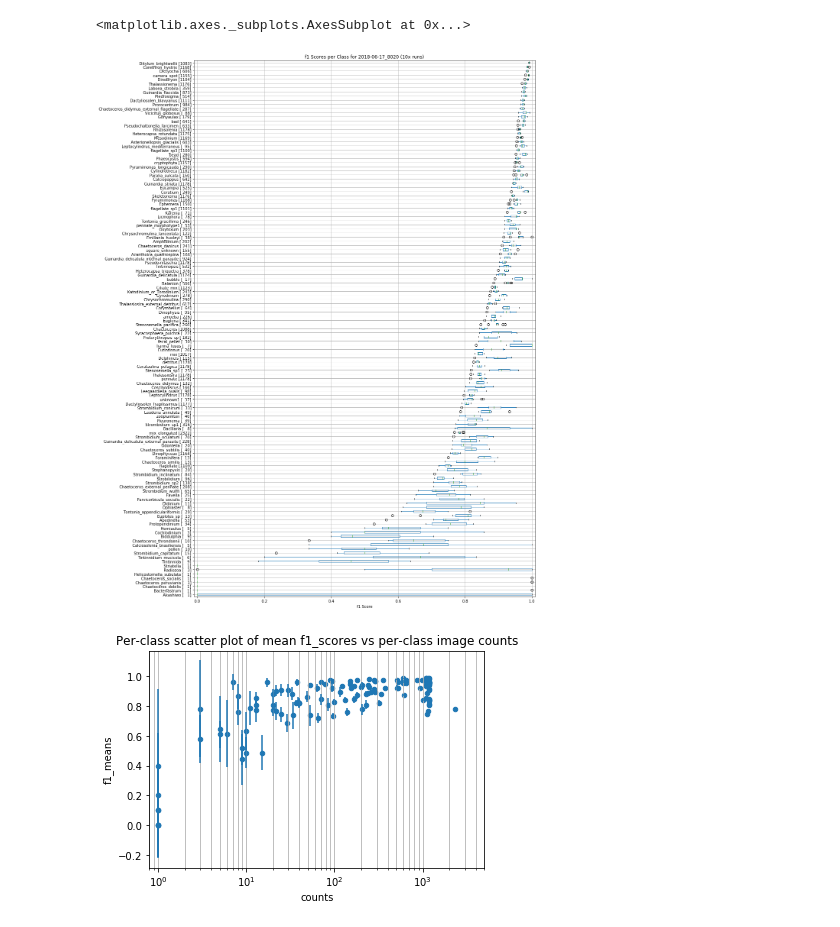
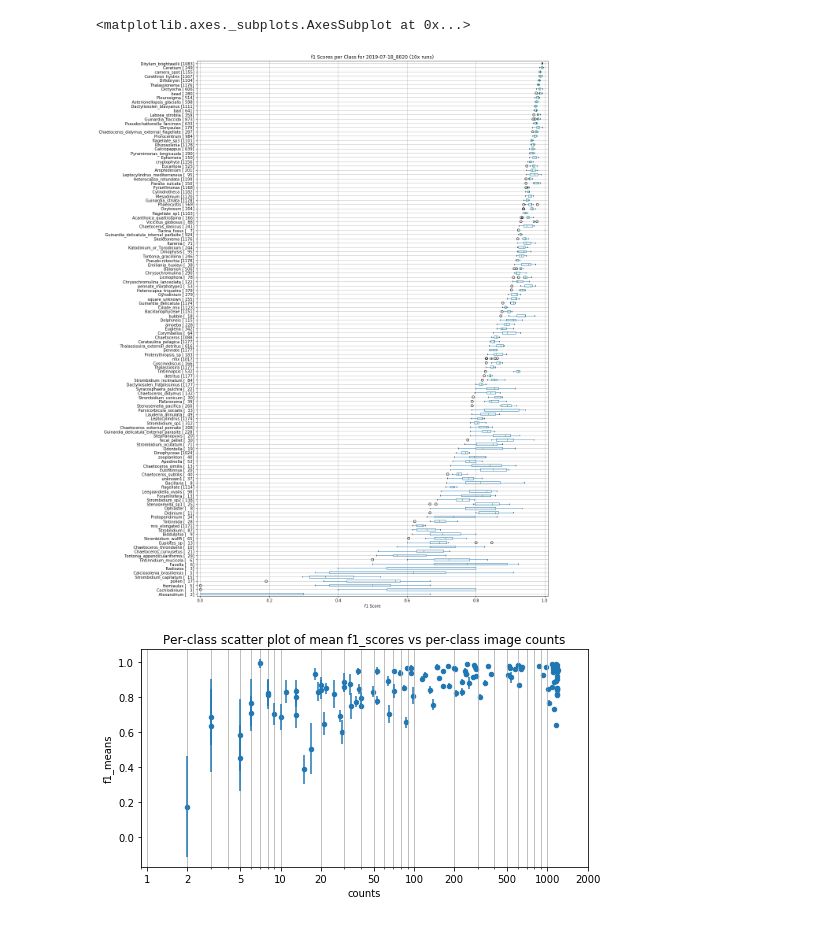
Before and after one commit to WHOIGit/ifcb_classifier, a Jupyter notebook: data_reviewing.ipynb, the cells around one changed output. Cells and saved outputs as stored; diff of their text form; code cells hidden in the pictures.

```diff
--- a/data_reviewing.ipynb
+++ b/data_reviewing.ipynb
@@ -51,10 +28,10 @@ run.plot_loss(normalize=False)
 # %%
-#be = Epoch('output/2018-06-17_8020_nonorm/June17_00/best_epoch.dict')
-be = run.best_epoch
+be = cos.Epoch('output/2019-07-18_8020/July18_01/best_epoch.dict')
+#be = run.best_epoch
 print(len(be.classes))
 print(be.true_inputs[:10])
 print('Run: {}, Epoch: {}'.format(be.name, be.epoch_num))
 print('Accuracy: {:.2f}%'.format(100*be.accuracy))
-print('F1 Score: {:.4}'.format(be.f1_weighted))
+print('F1 Score: {:.2f}%'.format(100*be.f1_weighted))
 be.plot_confusion_matrix()
 # %% [output]
@@ -90,8 +73,7 @@ series2.boxplot('macro')
 # %%
 cos = reload(cos)
-series = cos.Series_BestOf('output/2018-06-17_8020')
-
-[print('{} f1_w={:.1f}% f1_m={:.1f}% loss={}'.format(be.name, 100*be.f1_weighted, 100*be.f1_macro, be.eval_loss)) for be in series.best_epochs]
-bebe = sorted(series.best_epochs,key=lambda be: be.eval_loss)[0]
-print('\n',bebe.name,'is the best one')
+series = cos.Series('output/2019-07-18_8020', best_epochs_only=True)
+best_epochs = sorted(series.best_epochs,key=lambda be: be.eval_loss)
+[print('{} f1_w={:.1f}% f1_m={:.1f}% loss={}'.format(be.name, 100*be.f1_weighted, 100*be.f1_macro, be.eval_loss)) for be in best_epochs]
+print('\n',best_epochs[0].name,'is the best one')
 # %% [output]
@@ -110,24 +92,27 @@ June17_00 f1_w=90.8% f1_m=81.5% loss=152.343716673553
 # %%
 from statistics import stdev, mean
 cos = reload(cos)
-series = cos.Series('output/2018-06-17_8020', best_epochs_only=True)
+#series = cos.Series('output/2019-07-18_8020', best_epochs_only=True)
 
-series.perclass_boxplot(stat='f1', sort_by=[mean,min,max,stdev,'count'][1])
+series.perclass_boxplot(stat='f1', sort_by=min) # [mean,min,max,stdev,'count']
 # %% [output]
 <matplotlib.axes._subplots.AxesSubplot at 0x...>
-[figure, old version]
+[figure, new version]
 # %%
-
 counts = series.best_epochs[0].count_perclass
 f1_means = [mean([be.f1_perclass[i] for be in series.best_epochs]) for i,c in enumerate(series.classes)]
 errs = [stdev([be.f1_perclass[i] for be in series.best_epochs]) for i,c in enumerate(series.classes)]
 df_xy = pd.DataFrame(dict(counts=counts,f1_means=f1_means,errs=errs, classes=series.classes))
 df_xy
 
 ax=df_xy.plot.scatter('counts','f1_means', yerr='errs', logx=True,
                       title='Per-class scatter plot of mean f1_scores vs per-class image counts',
-                      figsize=[10,])
-ax.set_xlim(0.8, 5000)
+                      figsize=[8,4])
+ax.set_xlim(0.9, 2000)
 ax.grid(True, which='both', axis='x')
+
+# formatting xticks
+ax.set_xticks([1, 2, 5, 10, 20, 50, 100, 200, 500, 1000, 2000])
+ax.get_xaxis().set_major_formatter(mpl.ticker.ScalarFormatter())
 # %% [output]
-[figure, old version]
+[figure, new version]
```
Also changed, not shown: parts of 18 cells of this notebook, 4 other files.
